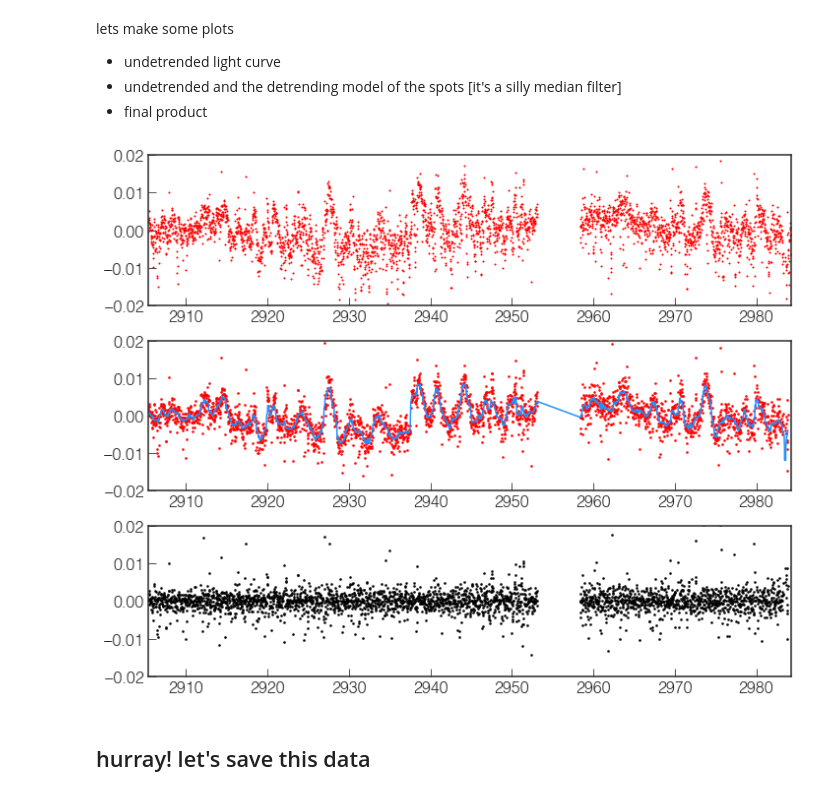
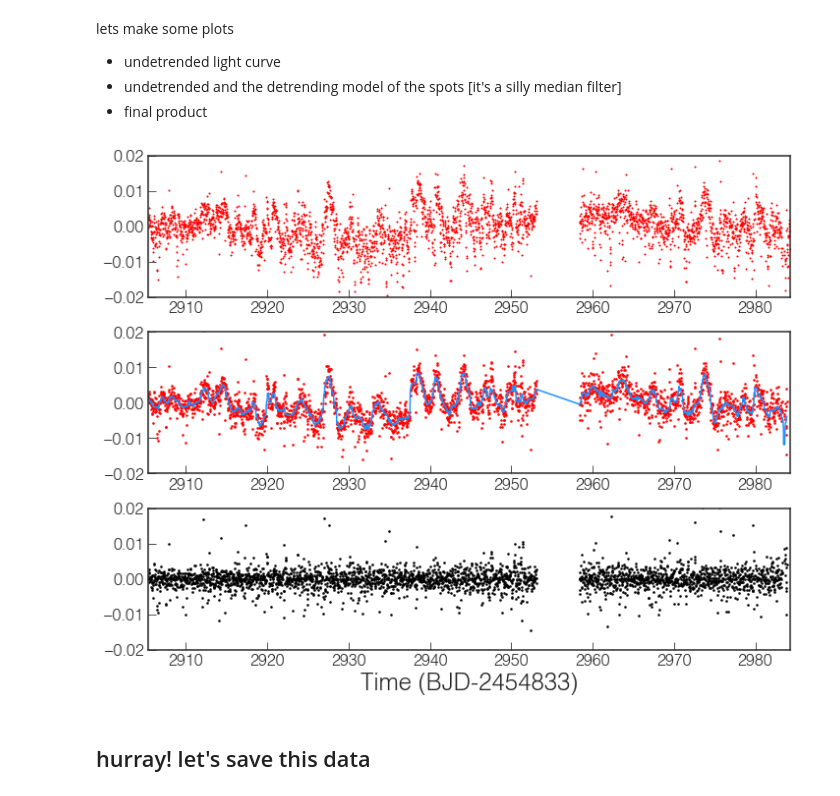
Before and after one commit to mrtommyb/trappist-lc, a Jupyter notebook: TRAPPIST-1-transit-code.ipynb, the cells around one changed output. Cells and saved outputs as stored; diff of their text form; code cells hidden in the pictures.

```diff
--- a/TRAPPIST-1-transit-code.ipynb
+++ b/TRAPPIST-1-transit-code.ipynb
@@ -97,23 +99,24 @@ lets make some plots
 # %%
 fig, [ax1,ax2,ax3] = plt.subplots(3, 1, figsize=[10,8])
 ax1.scatter(time,lc/np.median(lc)-1.0, color='r', s=2)
 ax1.set_ylim([-0.02,0.02])
 ax1.set_xlim(np.min(time), np.max(time))
 
 q = untrendy.median(t1,corflux,dt=smooth_window)
 ax2.scatter(t1,corflux-1.0, color='r',s=4)
 ax2.plot(t1, q-1.0, color='dodgerblue')
 ax2.set_ylim([-0.02,0.02])
 ax2.set_xlim(np.min(time), np.max(time))
 
 ax3.set_ylim([-0.02,0.02])
 ax3.set_xlim(np.min(time), np.max(time))
 ax3.scatter(t1,cfflux, color='k',s=4)
 
+ax3.set_xlabel('Time (BJD-2454833)')
 
 fig.tight_layout()
 # %% [output]
-[figure, old version]
+[figure, new version]
 # %% [markdown]
 ## hurray! let's save this data
 # %%
```
Also changed, not shown: parts of 9 cells of this notebook, 1 other file.
